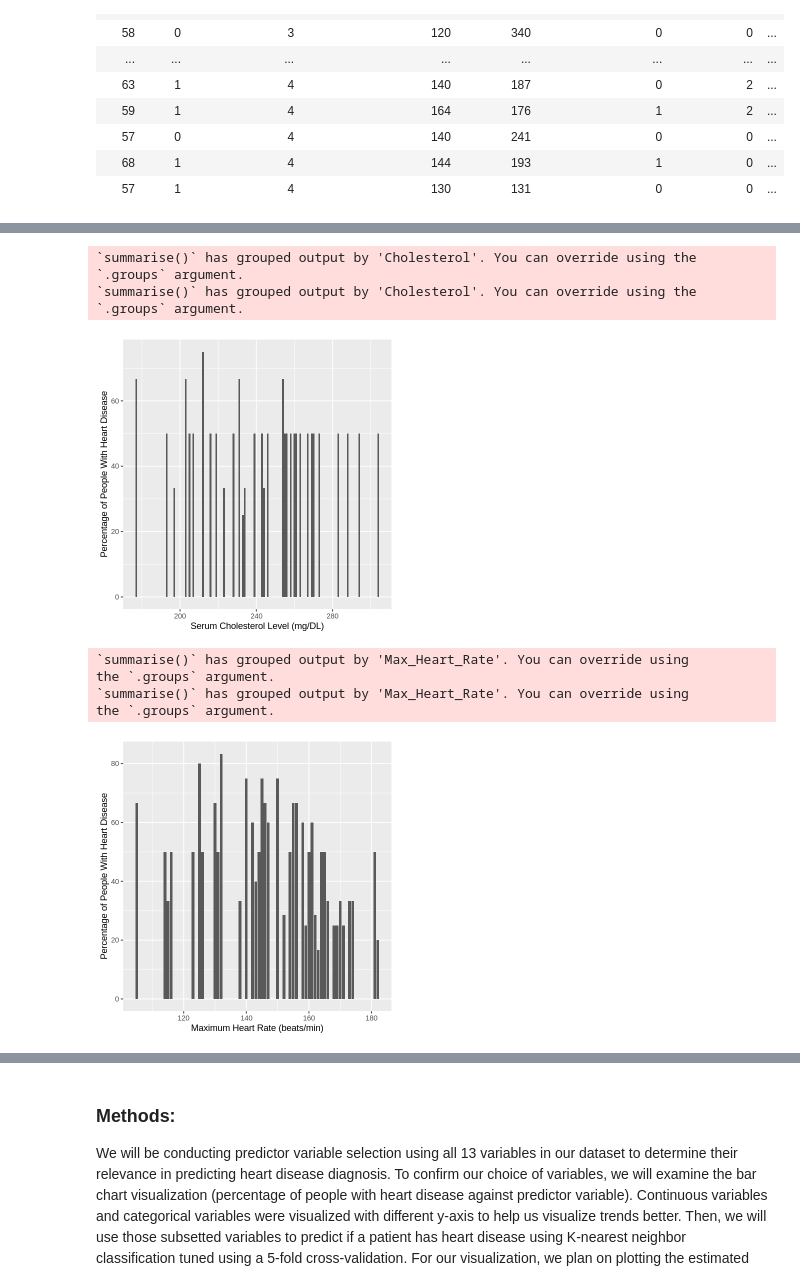
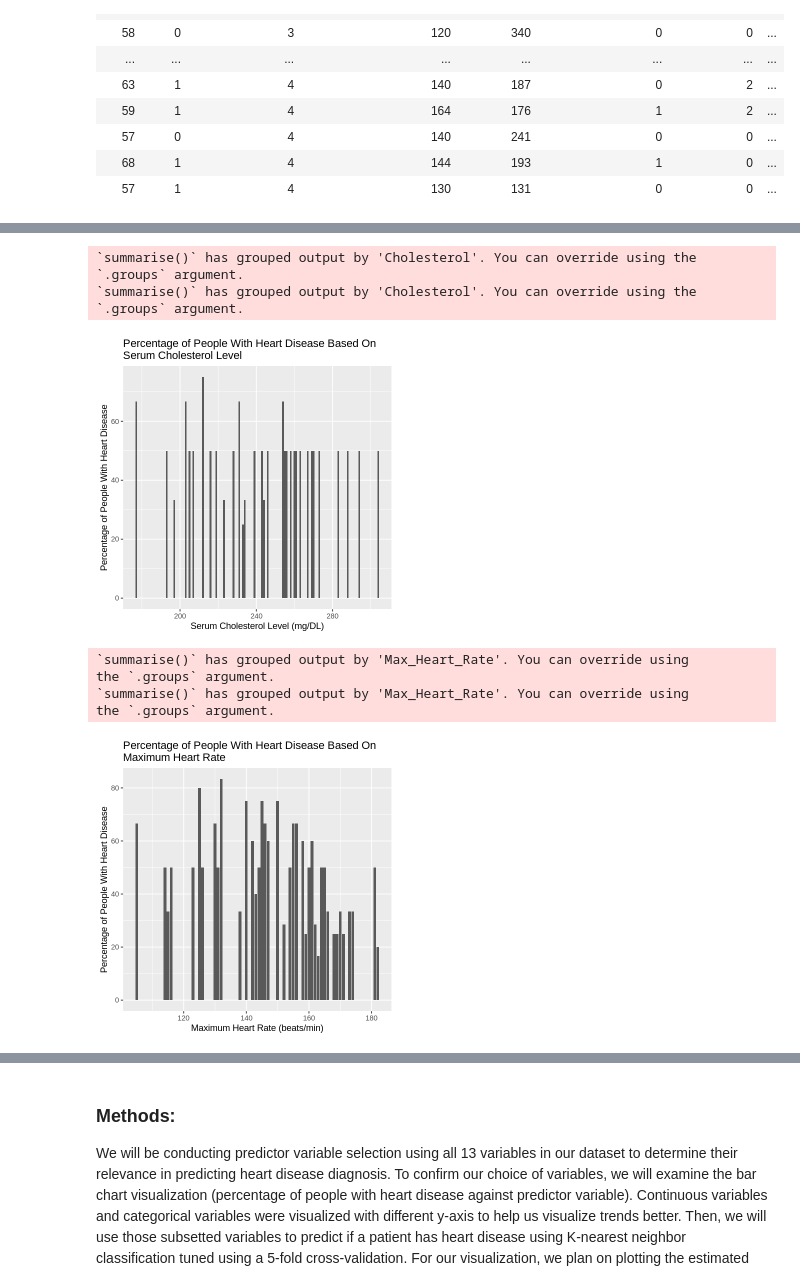
Before and after one commit to devr07/Project-DSCI100, a Jupyter notebook: projectpropsal.ipynb, the cells around one changed output, grey strips where cells are left out. Drawn from its saved outputs; the diff is of its cells as text; code cells hidden in the pictures.

```diff
--- a/projectpropsal.ipynb
+++ b/projectpropsal.ipynb
@@ -198,40 +215,42 @@ heart_chol_table <- merge(heart_chol_table0, heart_chol_table1, by="Cholesterol"
 
 heart_chol_plot <- ggplot(heart_chol_table, aes(x = Cholesterol, y = proportion)) +
                  geom_bar(stat = "identity") +
-                 labs(x = "Serum Cholesterol Level (mg/DL)", y = "Percentage of People With Heart Disease")
+                 labs(x = "Serum Cholesterol Level (mg/DL)", y = "Percentage of People With Heart Disease") +
+                 ggtitle("Percentage of People With Heart Disease Based On \nSerum Cholesterol Level")
 heart_chol_plot
 # %% [output]
 `summarise()` has grouped output by 'Cholesterol'. You can override using the
 `.groups` argument.
 `summarise()` has grouped output by 'Cholesterol'. You can override using the
 `.groups` argument.
-[figure, old version]
+[figure, new version]
 # %%
 heart_hr_table0 <- training_data |>
                filter(Heart_Disease_Diagnosis == 0) |>
                group_by(Max_Heart_Rate, Heart_Disease_Diagnosis) |>
                summarize(count = n())
 
 heart_hr_table1 <- training_data |>
                filter(Heart_Disease_Diagnosis == 1)|>
                group_by(Max_Heart_Rate, Heart_Disease_Diagnosis) |>
                summarize(count = n())
 
 heart_hr_table <- merge(heart_hr_table0, heart_hr_table1, by="Max_Heart_Rate") |>
                      rename("HeartPositive" = count.y, "HeartNegative" = count.x) |>
                      select(-Heart_Disease_Diagnosis.x, -Heart_Disease_Diagnosis.y) |>
                      mutate(proportion = (HeartPositive/(HeartNegative+HeartPositive))*100)
 
 heart_hr_plot <- ggplot(heart_hr_table, aes(x = Max_Heart_Rate, y = proportion)) +
                  geom_bar(stat = "identity") +
-                 labs(x = "Maximum Heart Rate (beats/min)", y = "Percentage of People With Heart Disease")
+                 labs(x = "Maximum Heart Rate (beats/min)", y = "Percentage of People With Heart Disease") +
+                 ggtitle("Percentage of People With Heart Disease Based On \nMaximum Heart Rate")
 heart_hr_plot
 # %% [output]
 `summarise()` has grouped output by 'Max_Heart_Rate'. You can override using
 the `.groups` argument.
 `summarise()` has grouped output by 'Max_Heart_Rate'. You can override using
 the `.groups` argument.
-[figure, old version]
+[figure, new version]
 # %%
 heart_st_table0 <- training_data |>
                filter(Heart_Disease_Diagnosis == 0) |>
```
Also changed, not shown: parts of 8 cells of this notebook.
